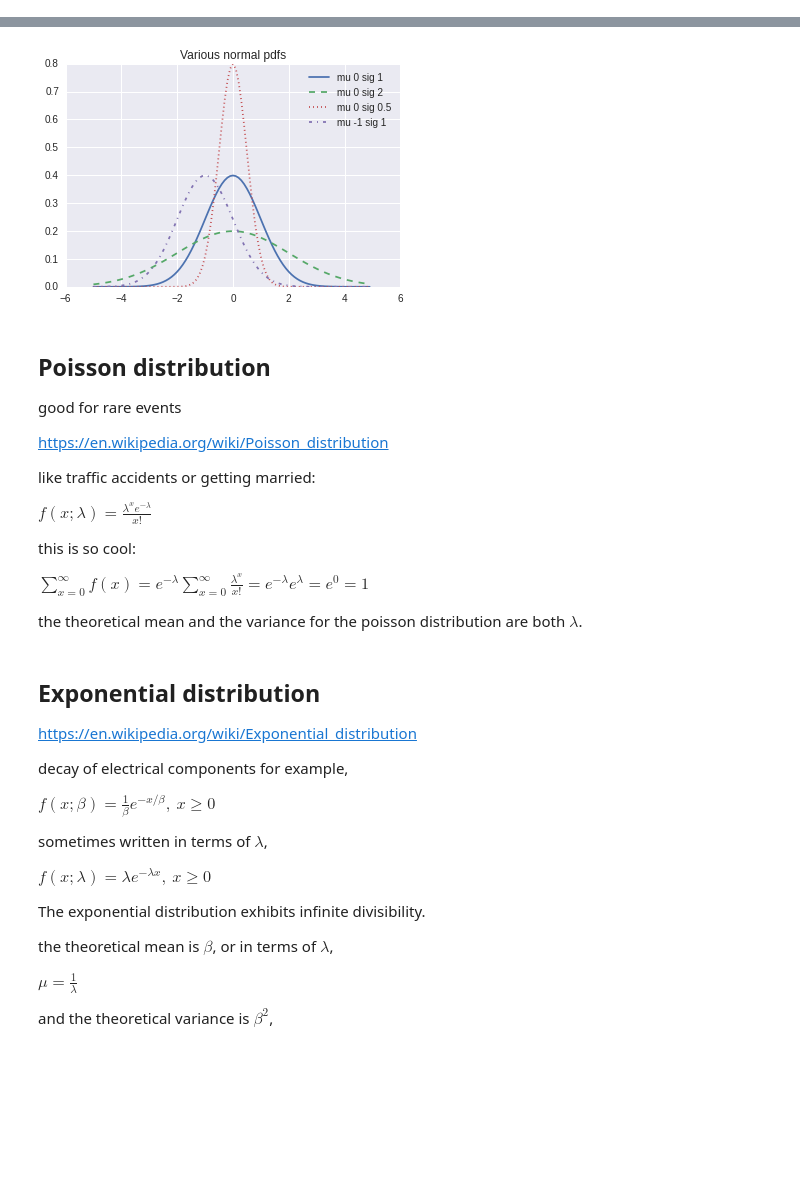
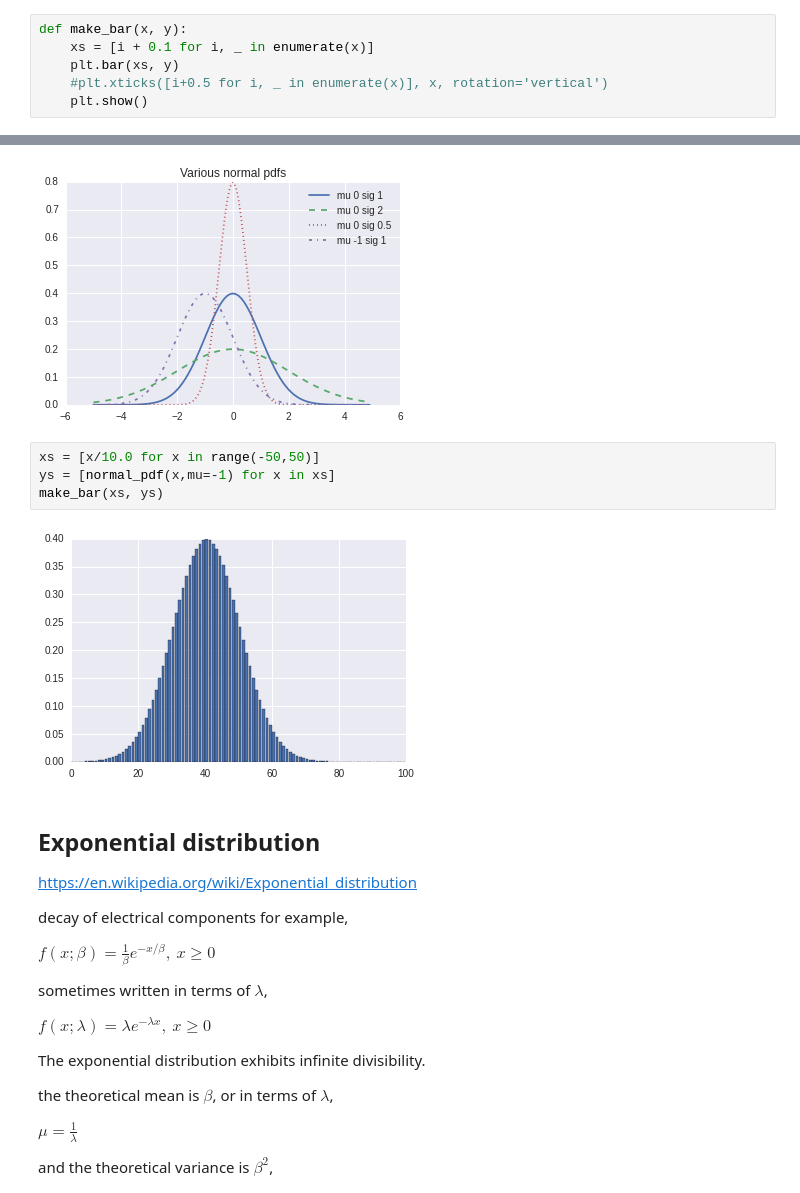
Before and after one commit to matthewmacleod/mkm_notebooks, a Jupyter notebook: ctl.ipynb, the cells around one changed output, grey strips where cells are left out. Cells and saved outputs as stored; diff of their text form; blank space fills up the shorter version.

```diff
--- a/ctl.ipynb
+++ b/ctl.ipynb
@@ -34,6 +34,12 @@ https://en.wikipedia.org/wiki/Bean_machine
 and can be very useful.
 # %% [markdown]
 ## Distributions
+# %%
+def make_bar(x, y):
+    xs = [i + 0.1 for i, _ in enumerate(x)]
+    plt.bar(xs, y)
+    #plt.xticks([i+0.5 for i, _ in enumerate(x)], x, rotation='vertical')
+    plt.show()
 # %% [markdown]
 ## Normal distribution
 # %% [markdown]
@@ -69,23 +75,12 @@ plt.title('Various normal pdfs')
 plt.show()
 # %% [output]
 [figure]
-# %% [markdown]
-## Poisson distribution
-
-good for rare events
-
-https://en.wikipedia.org/wiki/Poisson_distribution
-
-like traffic accidents or getting married:
-
-$f(x;\lambda) = \frac{\lambda^x e^{-\lambda}}{x!}$
-
-this is so cool:
-
-$\sum_{ x = 0}^{\infty} f(x) =  e^{-\lambda}\sum_{x=0}^{\infty} \frac{\lambda^x}{x!} = e^{-\lambda}e^{\lambda} = e^0 = 1$
-
-
-the theoretical mean and the variance for the poisson distribution are both $\lambda$.
+# %%
+xs = [x/10.0 for x in range(-50,50)]
+ys = [normal_pdf(x,mu=-1) for x in xs]
+make_bar(xs, ys)
+# %% [output]
+[figure, added]
 # %% [markdown]
 ## Exponential distribution
 
```
Also changed, not shown: parts of 14 cells of this notebook.
